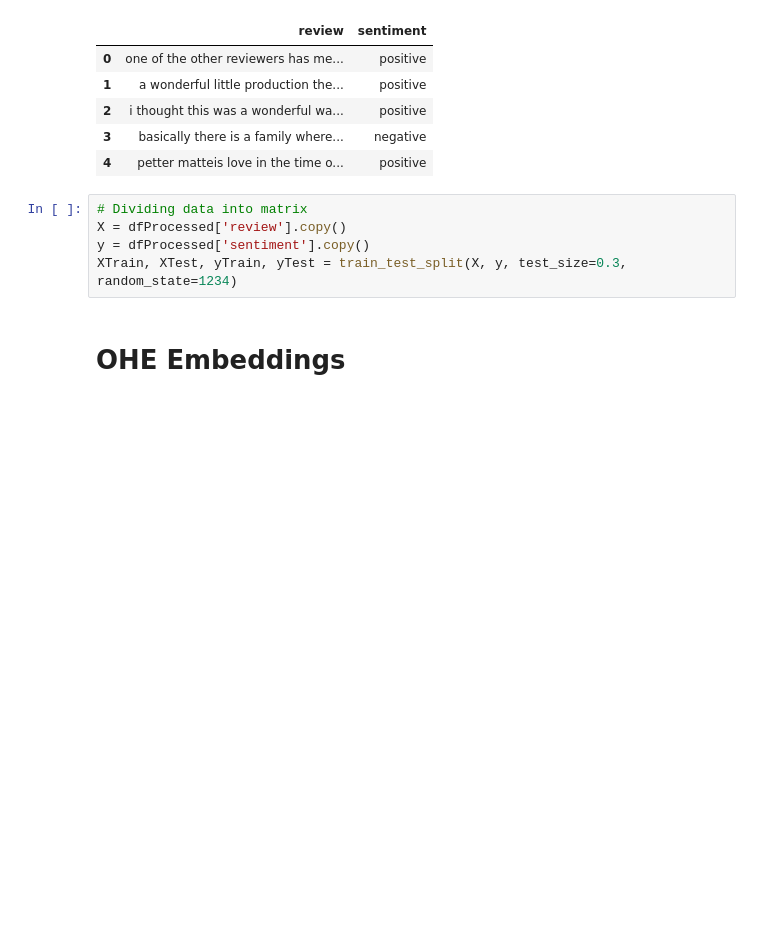
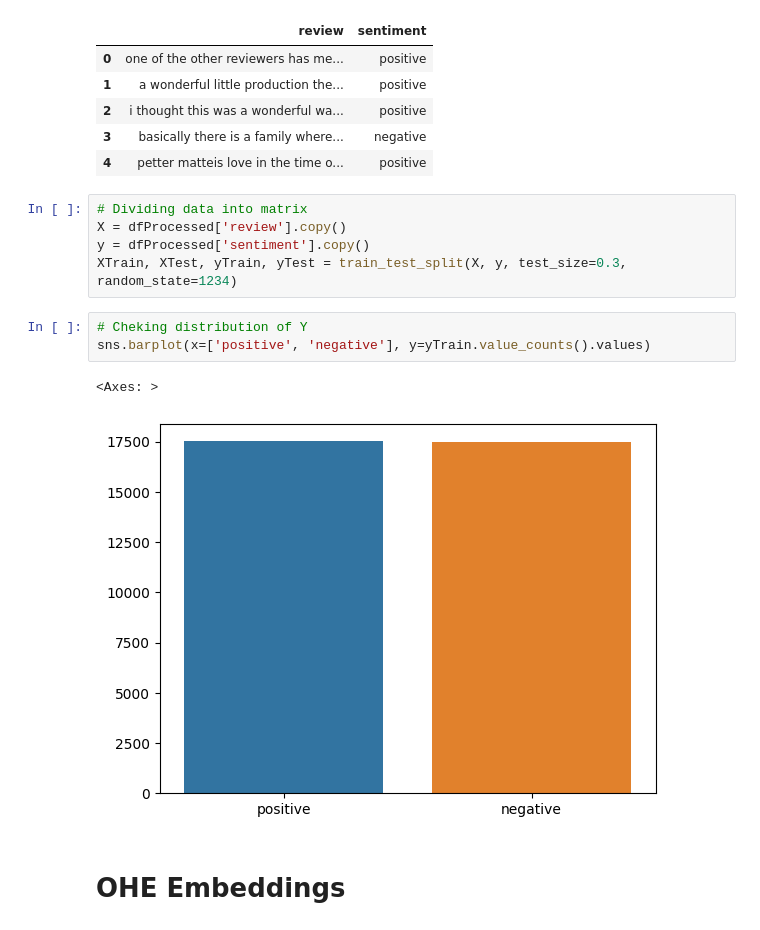
Before and after one commit to j220493/IMDBMovieSentimentClassification, a Jupyter notebook: embeddingsGeneration.ipynb, the cells around one changed output. Saved outputs shown, nothing was run; the diff lists cells and outputs as text; blank space fills up the shorter version.

Commit message:
Adding plot to visualize data balance fot train

```diff
--- a/embeddingsGeneration.ipynb
+++ b/embeddingsGeneration.ipynb
@@ -21,6 +22,12 @@ dfProcessed.head()
 X = dfProcessed['review'].copy()
 y = dfProcessed['sentiment'].copy()
 XTrain, XTest, yTrain, yTest = train_test_split(X, y, test_size=0.3, random_state=1234)
+# %%
+# Cheking distribution of Y
+sns.barplot(x=['positive', 'negative'], y=yTrain.value_counts().values)
+# %% [output]
+<Axes: >
+[figure, added]
 # %% [markdown]
 # OHE Embeddings
 # %%
```
Also changed, not shown: parts of 1 cell of this notebook.
